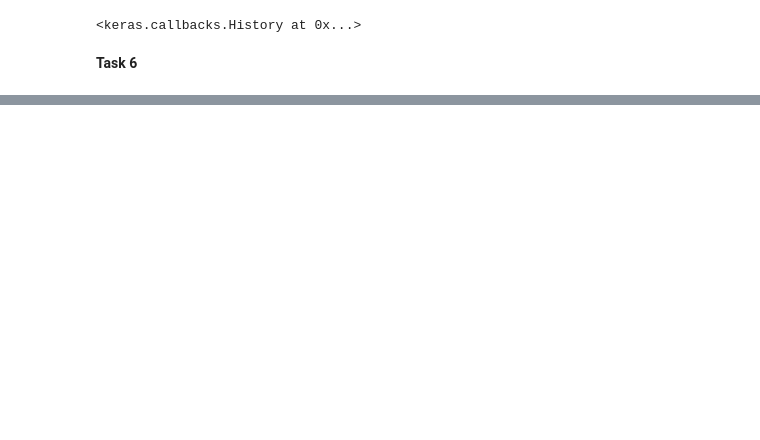
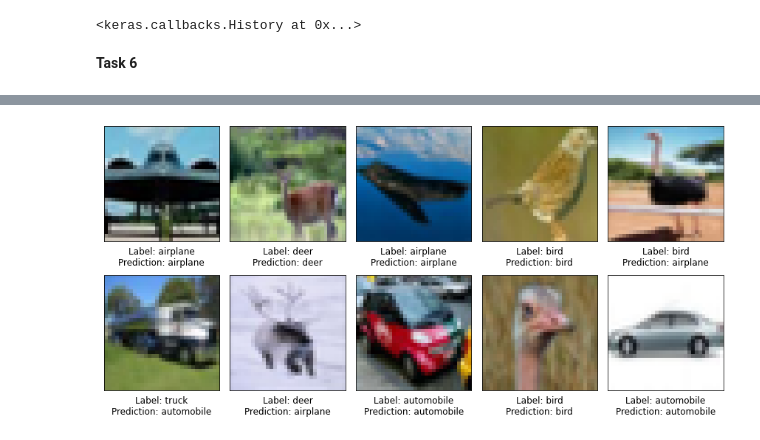
Before and after one commit to DanielSBeadle/Machine-Learning-Workshop, a Jupyter notebook: Example solution 2.ipynb, the cells around one changed output, grey strips where cells are left out. Drawn from its saved outputs; the diff is of its cells as text; code cells hidden in the pictures; blank space fills up the shorter version.

```diff
--- a/Example solution 2.ipynb
+++ b/Example solution 2.ipynb
@@ -21,7 +23,7 @@ model = keras.Sequential([
     layers.Conv2D(16, (3,3), activation='relu'),
     # Dense layers
     layers.Flatten(),
-    layers.Dense(32, activation='relu'),
+    layers.Dense(32, activation='sigmoid'),
     layers.Dense(10, activation='softmax')
 ])
 # %% [markdown]
@@ -31,5 +33,5 @@ model.compile(optimizer='adam', loss='sparse_categorical_crossentropy', metrics=
 # %% [markdown]
 **Task 5**
 # %%
-model.fit(x_train, y_train, epochs=10, validation_data=(x_test, y_test))
+model.fit(x_train, y_train, epochs=3, validation_data=(x_test, y_test))
 # %% [output]
@@ -64,0 +53,28 @@ Test accuracy: 0.6514999866485596
+# %%
+class_names = ['airplane', 'automobile', 'bird', 'cat', 'deer',
+               'dog', 'frog', 'horse', 'ship', 'truck']
+
+# Select how many images to show
+num_images = 10
+indices = numpy.random.choice(x_test.shape[0], num_images, replace=False)
+images = x_test[indices]
+labels = y_test[indices]
+
+predictions = model.predict(images)
+
+# Plot the images and predictions
+fig, axes = matplotlib.pyplot.subplots(nrows=2, ncols=num_images // 2, figsize=(12, 6))
+for i, ax in enumerate(axes.flat):
+    # Plot the image
+    ax.imshow(images[i])
+    ax.set_xticks([])
+    ax.set_yticks([])
+
+    # Show the true label and predicted label for the image
+    true_label = class_names[labels[i][0]]
+    pred_label = class_names[numpy.argmax(predictions[i])]
+    ax.set_xlabel(f'Label: {true_label}\nPrediction: {pred_label}', fontsize=12)
+
+matplotlib.pyplot.tight_layout()
+matplotlib.pyplot.show()
+# %% [output]
@@ -64,0 +82 @@ Test accuracy: 0.6514999866485596
+[figure, added]
```
Also changed, not shown: parts of 4 cells of this notebook, 3 other files.
